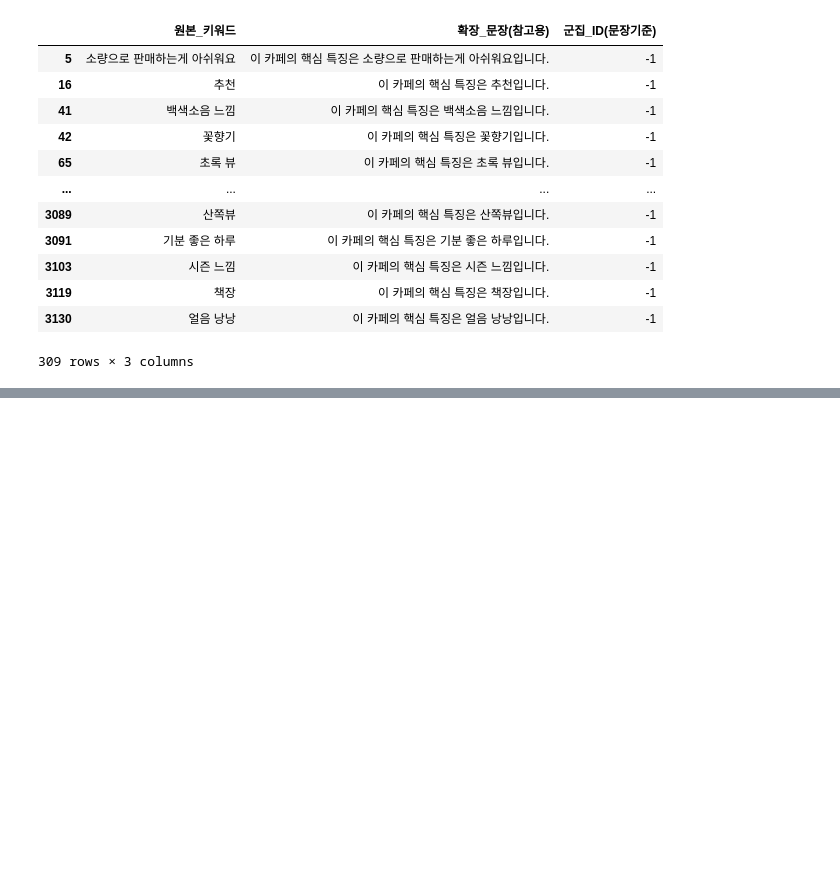
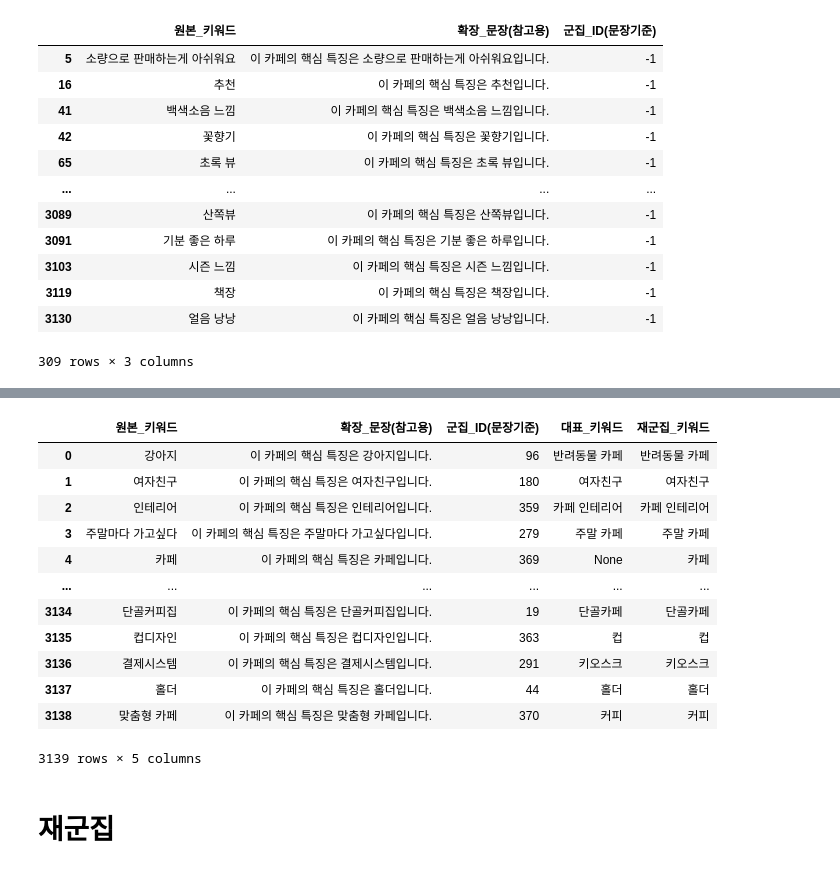
Before and after one commit to east-right/rule_cafe_recomendation, a Jupyter notebook: data_preprocessing/item_preprocessing.ipynb, the cells around one changed output, grey strips where cells are left out. Cells and saved outputs as stored; diff of their text form; code cells hidden in the pictures; blank space fills up the shorter version.

```diff
--- a/data_preprocessing/item_preprocessing.ipynb
+++ b/data_preprocessing/item_preprocessing.ipynb
@@ -299,0 +302,3 @@ df_clusters_sentence.to_csv('../data/ner_keyword_sent_clt.csv',index=False, enco
+# %%
+df_clusters_word = pd.read_csv('../data/ner_keyword_word_clt.csv')
+df_clusters_sentence = pd.read_csv('../data/ner_keyword_sent_clt.csv')
@@ -299,0 +369,30 @@ df_clusters_sentence.to_csv('../data/ner_keyword_sent_clt.csv',index=False, enco
+# %%
+def add_recluster_column(df: pd.DataFrame, cluster_col: str = "군집 ID(문장기준)") -> pd.DataFrame:
+    df = df.copy()
+    df["재군집_키워드"] = None
+
+    # 1. 확정 대표값 → 군집 내 모든 행에 대표_키워드 채우기
+    confirmed_mask = df["대표_키워드"].notna() & (df[cluster_col] != -1)
+    df.loc[confirmed_mask, "재군집_키워드"] = df.loc[confirmed_mask, "대표_키워드"]
+
+    # 2. None 군집 → 원본_키워드
+    none_mask = df["대표_키워드"].isna() & (df[cluster_col] != -1)
+    df.loc[none_mask, "재군집_키워드"] = df.loc[none_mask, "원본_키워드"]
+
+    # 3. -1 군집 → 원본_키워드
+    noise_mask = df[cluster_col] == -1
+    df.loc[noise_mask, "재군집_키워드"] = df.loc[noise_mask, "원본_키워드"]
+    # 통계
+    total = len(df)
+    print(f"{'='*40}")
+    print(f"  원본 전체            : {total}개")
+    print(f"  확정 대표값 (unique) : {df[confirmed_mask]['재군집_키워드'].nunique()}개")
+    print(f"  None군집 원본        : {int(none_mask.sum())}개")
+    print(f"  노이즈(-1) 원본      : {int(noise_mask.sum())}개")
+    print(f"  ───────────────────")
+    print(f"  재군집_키워드 (unique): {df['재군집_키워드'].nunique()}개")  # nunique()는 NaN 자동 제외
+    print(f"{'='*40}")
+
+    return df
+
+df_result_sentence = add_recluster_column(df_result_sentence, cluster_col="군집_ID(문장기준)")
@@ -299,0 +408,16 @@ df_clusters_sentence.to_csv('../data/ner_keyword_sent_clt.csv',index=False, enco
+# %%
+df_result_sentence
+# %% [output]
+|  | 원본_키워드 | 확장_문장(참고용) | 군집_ID(문장기준) | 대표_키워드 | 재군집_키워드 |
+| 0 | 강아지 | 이 카페의 핵심 특징은 강아지입니다. | 96 | 반려동물 카페 | 반려동물 카페 |
+| 1 | 여자친구 | 이 카페의 핵심 특징은 여자친구입니다. | 180 | 여자친구 | 여자친구 |
+| 2 | 인테리어 | 이 카페의 핵심 특징은 인테리어입니다. | 359 | 카페 인테리어 | 카페 인테리어 |
+| 3 | 주말마다 가고싶다 | 이 카페의 핵심 특징은 주말마다 가고싶다입니다. | 279 | 주말 카페 | 주말 카페 |
+| 4 | 카페 | 이 카페의 핵심 특징은 카페입니다. | 369 | None | 카페 |
+| ... | ... | ... | ... | ... | ... |
+| 3134 | 단골커피집 | 이 카페의 핵심 특징은 단골커피집입니다. | 19 | 단골카페 | 단골카페 |
+| 3135 | 컵디자인 | 이 카페의 핵심 특징은 컵디자인입니다. | 363 | 컵 | 컵 |
+| 3136 | 결제시스템 | 이 카페의 핵심 특징은 결제시스템입니다. | 291 | 키오스크 | 키오스크 |
+| 3137 | 홀더 | 이 카페의 핵심 특징은 홀더입니다. | 44 | 홀더 | 홀더 |
+| 3138 | 맞춤형 카페 | 이 카페의 핵심 특징은 맞춤형 카페입니다. | 370 | 커피 | 커피 |
+3139 rows × 5 columns
@@ -299,0 +426,2 @@ df_clusters_sentence.to_csv('../data/ner_keyword_sent_clt.csv',index=False, enco
+# %% [markdown]
+# 재군집
```
Also changed, not shown: parts of 7 cells of this notebook, 2 other files.
